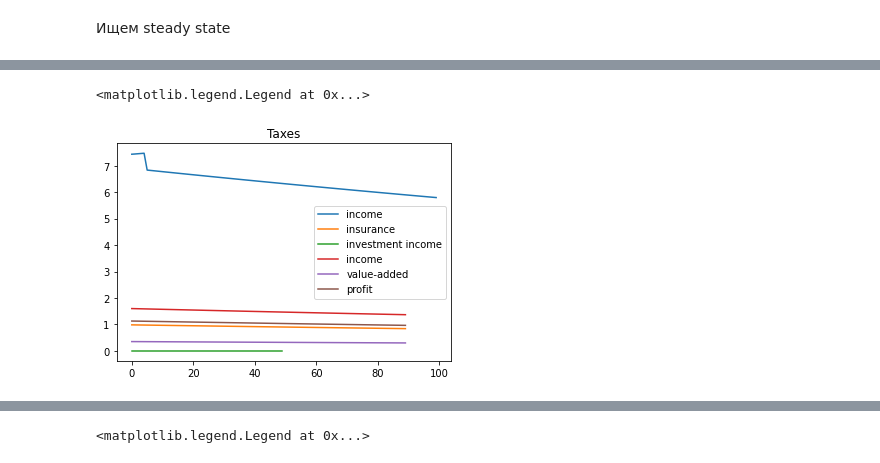
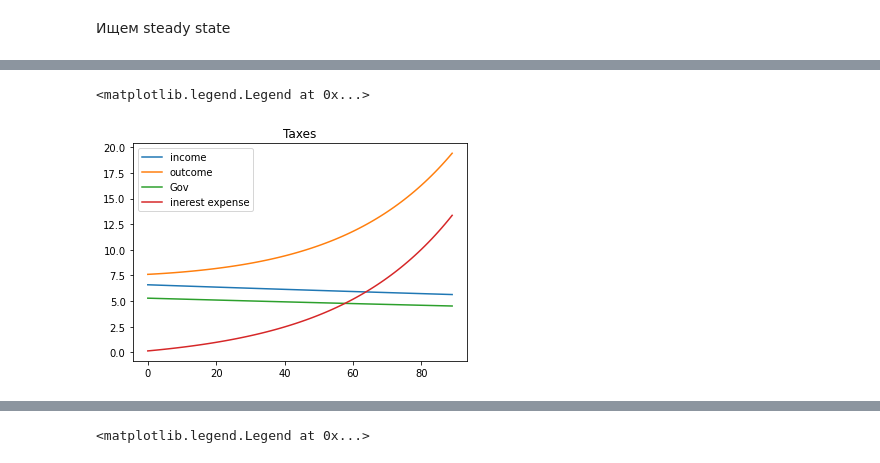
Before and after one commit to mkhlgrv/olg, a Jupyter notebook: steady_state.ipynb, the cells around one changed output, grey strips where cells are left out. Drawn from its saved outputs; the diff is of its cells as text; code cells hidden in the pictures.

```diff
--- a/steady_state.ipynb
+++ b/steady_state.ipynb
@@ -1199,7 +535,7 @@ rho_female = np.array([[1 if ((96-g+t) >= 46 and (96-g+t)<=96) else 0  for g in
 rho_male = np.array([[1 if ((96-g+t) >= 51 and (96-g+t)<=96) else 0  for g in range(demography["N_female"].shape[1]) ] for t in range(demography["N_female"].shape[0])])
 
 max_time = demography["N_female"].shape[0]
-sigma = np.array([0.5 for _ in range(max_time)])
+sigma = np.array([0.9 for _ in range(max_time)])
 r = np.array([0.03 for _ in range(max_time)])
 price_M = np.array([.1 for _ in range(max_time)])
 price_E = np.array([.1 for _ in range(max_time)])
@@ -1219,14 +555,6 @@ Pi[Pi<0] = 0.01
 epsilon = np.array([epsilon_female.transpose(), epsilon_male.transpose()])
 rho = np.array([rho_female.transpose(), rho_male.transpose()])
 A = np.array([A_N, A_E])
-# a_initial = np.array([[-(96-g)/10 if g < 96 else 0 for g in range(demography["N_female"].shape[1])] for s in range(2)])
-# guess = {"price_N":np.array([.00001 for _ in range(max_time)]),
-#          "K_N":np.array([5000. for _ in range(max_time)]),
-#          "L_N":np.array([85000. for _ in range(max_time)]),
-#          "K_E":np.array([5000. for _ in range(max_time)]),
-#          "L_E":np.array([85000. for _ in range(max_time)]),
-#          "Gov":np.array([1. for _ in range(max_time)]),
-#          "steady":np.array([15., 2000.,35000.,1., 15., 2000.,50000.,-0.8,0.06, .00001, .00001])}
 initial = {"a":np.array([[-(96-g)/10 if g < 96 else 0 for g in range(demography["N_female"].shape[1])] for s in range(2)]),
                 "price_N":.1,
                  "K_N":5.,
@@ -1234,7 +562,7 @@ initial = {"a":np.array([[-(96-g)/10 if g < 96 else 0 for g in range(demography[
                  "I_N":0.1,
                  "K_E":5.,
                  "L_E":50.,
-                 "Gov":5.,
+                 "Gov":7., # растет с темпом A_growth * N_growth
                  "Debt":-1.,
                  "I_E":0.1}
 steady_guess = np.array([1.55169913e+00,  5.05142101e-02,  2.91663738e+01,  2.08788575e-01,
@@ -1291,5 +623,5 @@ if len(high_deficit) > 0:
     olg.sigma =np.concatenate((olg.sigma[:high_deficit[0]],
                            np.array([olg.sigma[high_deficit[0]]*0.9
                                      for _ in range(high_deficit[0],max_time)])))
-    if self.T-self.G + 1 < high_deficit[0]:
-        self.T = high_deficit[0] + self.G - 1
+    if olg.T-olg.G + 1 < high_deficit[0]:
+        olg.T = high_deficit[0] + olg.G - 1
@@ -1301,15 +635,17 @@ plt.plot(olg.Deficit_ratio[:250])
 # %%
 # plt.plot(olg.Gov_Income[200:250])
 # Ins_sum  II_sum I_sum VA_sum Pi_sum
-plt.plot(olg.Gov_Income[150:250], label = "income")
-plt.plot(olg.Ins_sum[160:250], label = "insurance")
-plt.plot(olg.II_sum[150:200], label = "investment income")
-plt.plot(olg.I_sum[160:250], label = "income")
-plt.plot(olg.VA_sum[160:250], label = "value-added")
-plt.plot(olg.Pi_sum[160:250], label = "profit")
+plt.plot(olg.Gov_Income[160:250], label = "income")
+# plt.plot(olg.Ins_sum[160:250], label = "insurance")
+# plt.plot(olg.II_sum[160:250], label = "investment income")
+# plt.plot(olg.I_sum[160:250], label = "income")
+# plt.plot(olg.VA_sum[160:250], label = "value-added")
+# plt.plot(olg.Pi_sum[160:250], label = "profit")
 plt.title("Taxes")
-# plt.plot(olg.Gov_Outcome[221:250], label = "outcome")
+plt.plot(olg.Gov_Outcome[160:250], label = "outcome")
+plt.plot(olg.Gov[160:250], label = "Gov")
+plt.plot(olg.Debt[160:250]*olg.r[160:250]/olg.Gov_Outcome[160:250], label = "inerest expense")
 plt.legend()
 # %% [output]
 <matplotlib.legend.Legend at 0x...>
-[figure, old version]
+[figure, new version]
```
Also changed, not shown: parts of 10 cells of this notebook.
